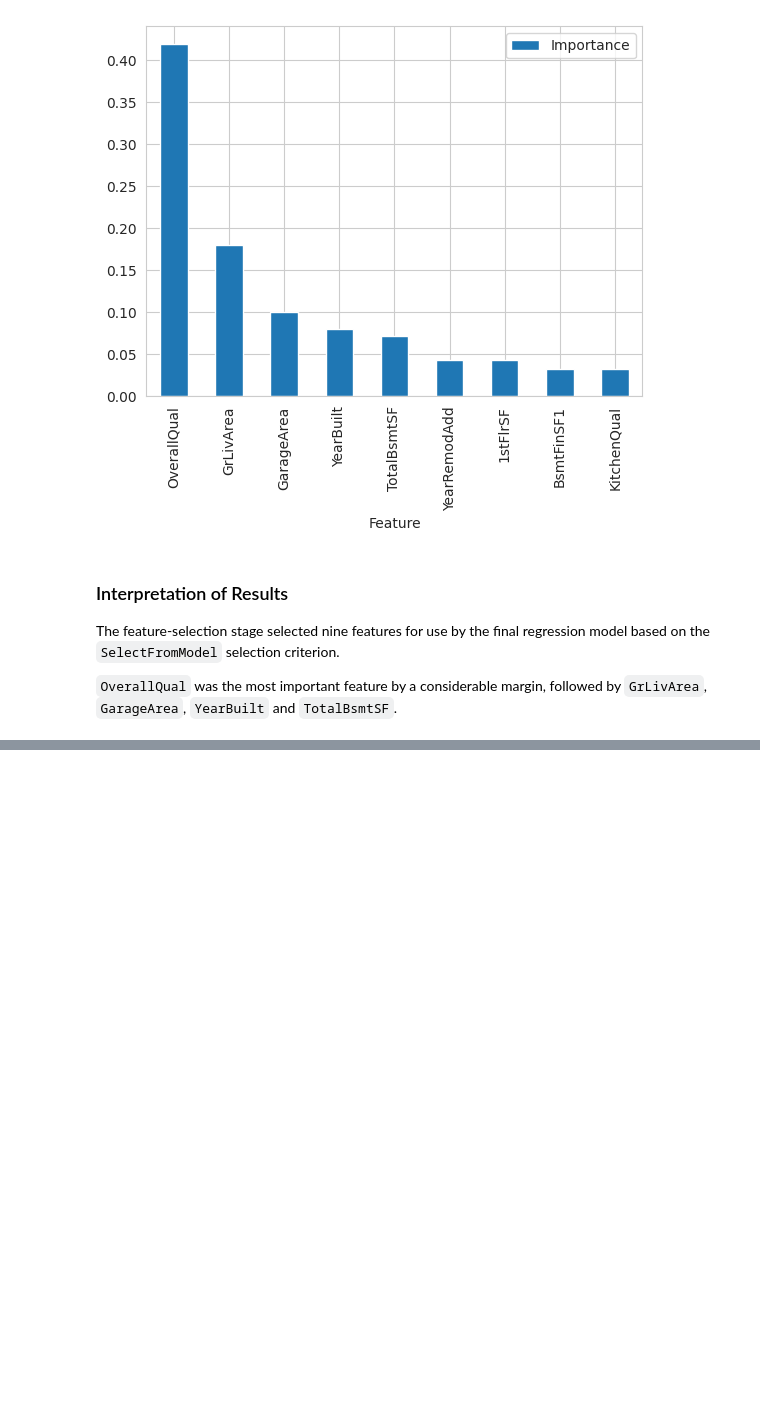
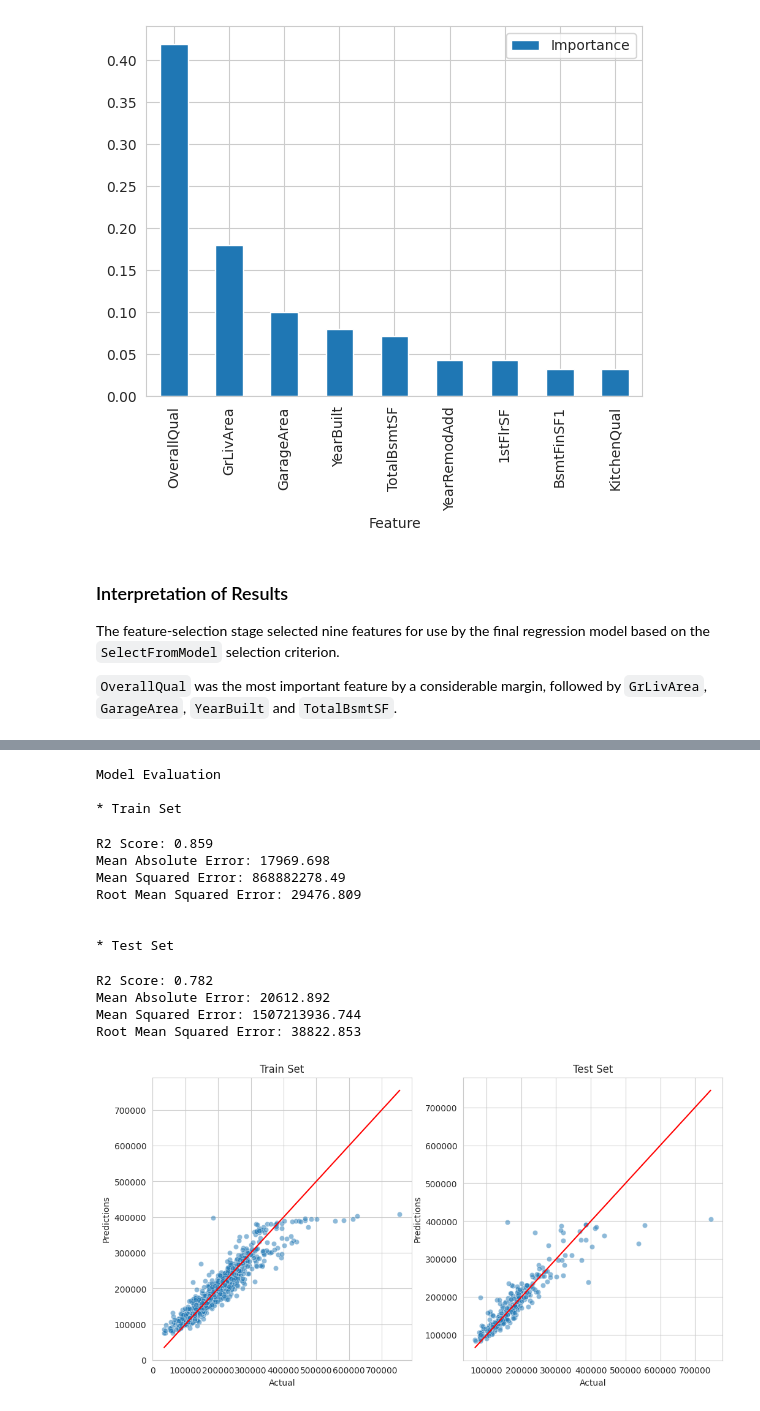
Before and after one commit to cgrace0044/milestone-project5-heritage-housing-issues, a Jupyter notebook: jupyter_notebooks/05_PredictHousePrices.ipynb, the cells around one changed output, grey strips where cells are left out. Drawn from its saved outputs; the diff is of its cells as text; code cells hidden in the pictures; blank space fills up the shorter version.

```diff
--- a/jupyter_notebooks/05_PredictHousePrices.ipynb
+++ b/jupyter_notebooks/05_PredictHousePrices.ipynb
@@ -544,0 +761,13 @@ The feature-selection stage selected nine features for use by the final regressi
+# %%
+search = HyperparameterOptimizationSearch(
+    models=models_search,
+    params=params_search
+)
+
+search.fit(
+    X_train,
+    y_train,
+    scoring='r2',
+    n_jobs=-1,
+    cv=2
+)
@@ -544,0 +778,6 @@ The feature-selection stage selected nine features for use by the final regressi
+# %%
+grid_search_summary, grid_search_pipelines = search.score_summary(
+    sort_by='mean_score'
+)
+
+grid_search_summary
@@ -544,0 +787,3 @@ The feature-selection stage selected nine features for use by the final regressi
+# %%
+best_model = grid_search_summary.iloc[0, 0]
+best_model
@@ -544,0 +792,3 @@ The feature-selection stage selected nine features for use by the final regressi
+# %%
+best_pipeline = grid_search_pipelines[best_model].best_estimator_
+best_pipeline
@@ -544,0 +807,33 @@ The feature-selection stage selected nine features for use by the final regressi
+# %%
+regression_performance(
+    X_train,
+    y_train,
+    X_test,
+    y_test,
+    best_pipeline
+)
+
+regression_evaluation_plots(
+    X_train,
+    y_train,
+    X_test,
+    y_test,
+    best_pipeline,
+    alpha_scatter=0.5
+)
+# %% [output]
+Model Evaluation
+
+* Train Set
+R2 Score: 0.859
+Mean Absolute Error: 17969.698
+Mean Squared Error: 868882278.49
+Root Mean Squared Error: 29476.809
+
+
+* Test Set
+R2 Score: 0.782
+Mean Absolute Error: 20612.892
+Mean Squared Error: 1507213936.744
+Root Mean Squared Error: 38822.853
+[figure, added]
```
Also changed, not shown: parts of 18 cells of this notebook.
